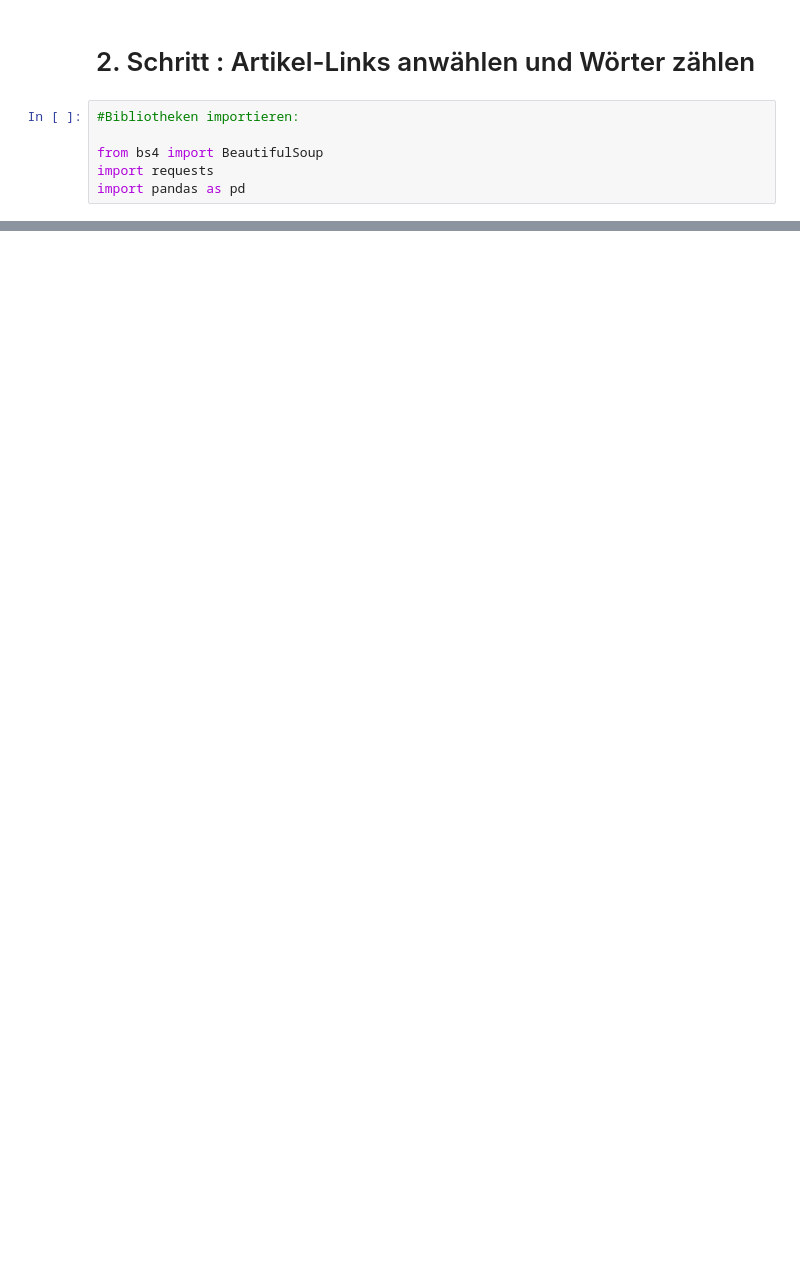
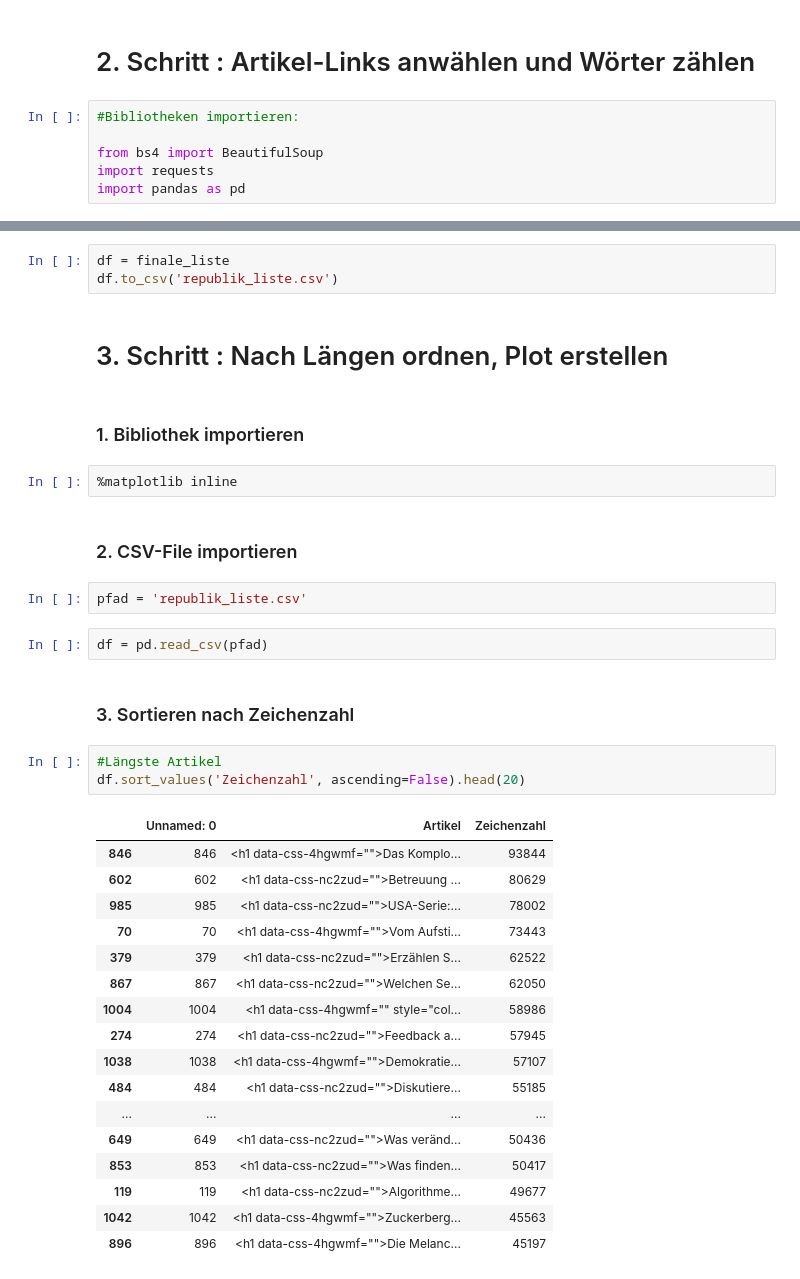
Before and after one commit to deuxnice/bootcamp, a Jupyter notebook: practice/2018_1105_Republik_Textlängen.ipynb, the cells around one changed output, grey strips where cells are left out. Cells and saved outputs as stored; diff of their text form; blank space fills up the shorter version.

```diff
--- a/practice/2018_1105_Republik_Textlängen.ipynb
+++ b/practice/2018_1105_Republik_Textlängen.ipynb
@@ -245,0 +281,38 @@ ConnectionError: ('Connection aborted.', ConnectionResetError(54, 'Connection re
+# %%
+df = finale_liste
+df.to_csv('republik_liste.csv')
+# %% [markdown]
+# 3. Schritt : Nach Längen ordnen, Plot erstellen
+# %% [markdown]
+### 1. Bibliothek importieren
+# %%
+%matplotlib inline
+# %% [markdown]
+### 2. CSV-File importieren
+# %%
+pfad = 'republik_liste.csv'
+# %%
+df = pd.read_csv(pfad)
+# %% [markdown]
+### 3. Sortieren nach Zeichenzahl
+# %%
+#Längste Artikel
+df.sort_values('Zeichenzahl', ascending=False).head(20)
+# %% [output]
+|  | Unnamed: 0 | Artikel | Zeichenzahl |
+| 846 | 846 | <h1 data-css-4hgwmf="">Das Komplo... | 93844 |
+| 602 | 602 | <h1 data-css-nc2zud="">Betreuung ... | 80629 |
+| 985 | 985 | <h1 data-css-nc2zud="">USA-Serie:... | 78002 |
+| 70 | 70 | <h1 data-css-4hgwmf="">Vom Aufsti... | 73443 |
+| 379 | 379 | <h1 data-css-nc2zud="">Erzählen S... | 62522 |
+| 867 | 867 | <h1 data-css-nc2zud="">Welchen Se... | 62050 |
+| 1004 | 1004 | <h1 data-css-4hgwmf="" style="col... | 58986 |
+| 274 | 274 | <h1 data-css-nc2zud="">Feedback a... | 57945 |
+| 1038 | 1038 | <h1 data-css-4hgwmf="">Demokratie... | 57107 |
+| 484 | 484 | <h1 data-css-nc2zud="">Diskutiere... | 55185 |
+| ... | ... | ... | ... |
+| 649 | 649 | <h1 data-css-nc2zud="">Was veränd... | 50436 |
+| 853 | 853 | <h1 data-css-nc2zud="">Was finden... | 50417 |
+| 119 | 119 | <h1 data-css-nc2zud="">Algorithme... | 49677 |
+| 1042 | 1042 | <h1 data-css-4hgwmf="">Zuckerberg... | 45563 |
+| 896 | 896 | <h1 data-css-4hgwmf="">Die Melanc... | 45197 |
```
Also changed, not shown: parts of 34 cells of this notebook, 2 other files.
